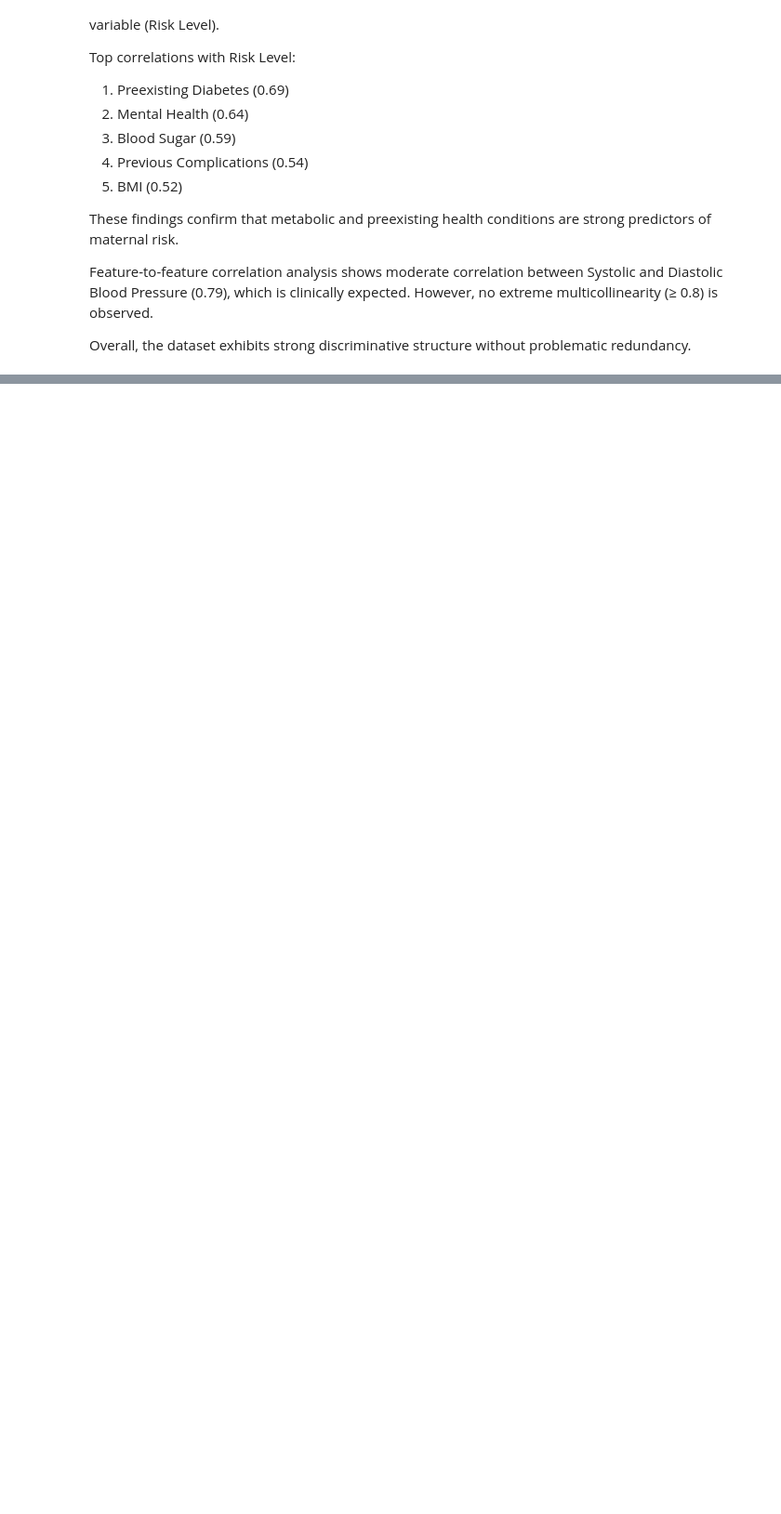
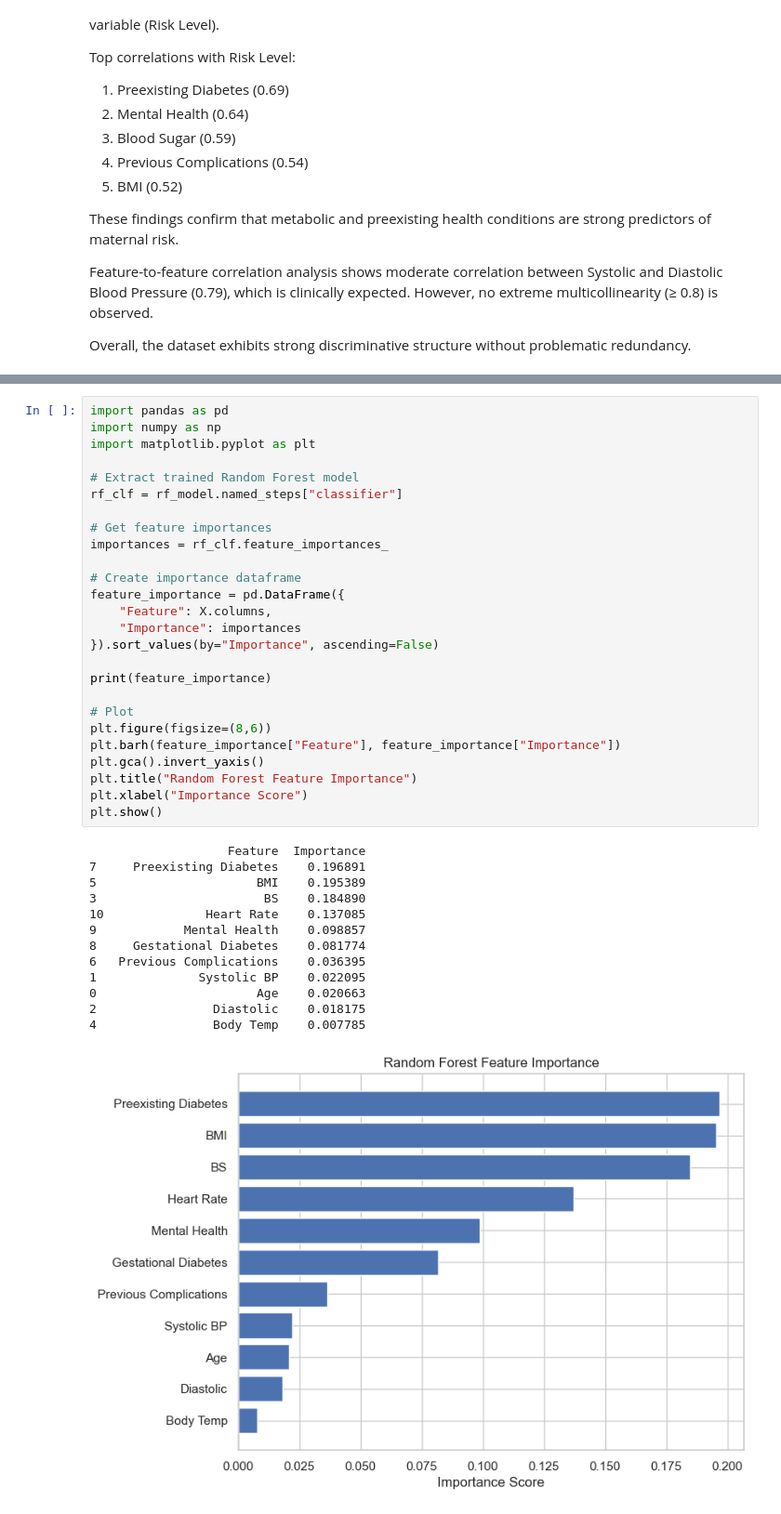
Before and after one commit to rumeysayk/pcos-maternal-risk-modeling, a Jupyter notebook: notebooks/Maternal_Risk_Modeling_Final.ipynb, the cells around one changed output, grey strips where cells are left out. Shown at 93% size. Saved outputs shown, nothing was run; the diff lists cells and outputs as text; blank space fills up the shorter version.

```diff
--- a/notebooks/Maternal_Risk_Modeling_Final.ipynb
+++ b/notebooks/Maternal_Risk_Modeling_Final.ipynb
@@ -290,0 +570,40 @@ Overall, the dataset exhibits strong discriminative structure without problemati
+# %%
+import pandas as pd
+import numpy as np
+import matplotlib.pyplot as plt
+
+# Extract trained Random Forest model
+rf_clf = rf_model.named_steps["classifier"]
+
+# Get feature importances
+importances = rf_clf.feature_importances_
+
+# Create importance dataframe
+feature_importance = pd.DataFrame({
+    "Feature": X.columns,
+    "Importance": importances
+}).sort_values(by="Importance", ascending=False)
+
+print(feature_importance)
+
+# Plot
+plt.figure(figsize=(8,6))
+plt.barh(feature_importance["Feature"], feature_importance["Importance"])
+plt.gca().invert_yaxis()
+plt.title("Random Forest Feature Importance")
+plt.xlabel("Importance Score")
+plt.show()
+# %% [output]
+                   Feature  Importance
+7     Preexisting Diabetes    0.196891
+5                      BMI    0.195389
+3                       BS    0.184890
+10              Heart Rate    0.137085
+9            Mental Health    0.098857
+8     Gestational Diabetes    0.081774
+6   Previous Complications    0.036395
+1              Systolic BP    0.022095
+0                      Age    0.020663
+2                Diastolic    0.018175
+4                Body Temp    0.007785
+[figure, added]
```
Also changed, not shown: parts of 18 cells of this notebook, 2 other files.
